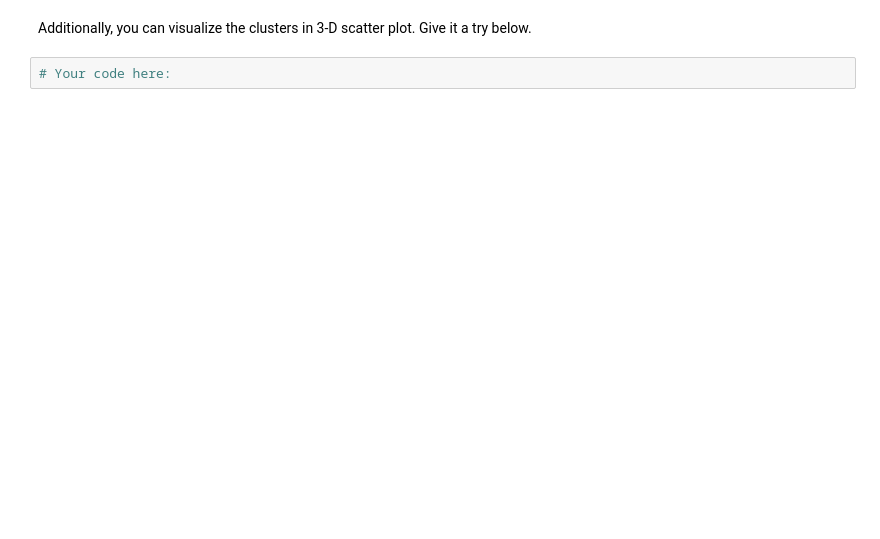
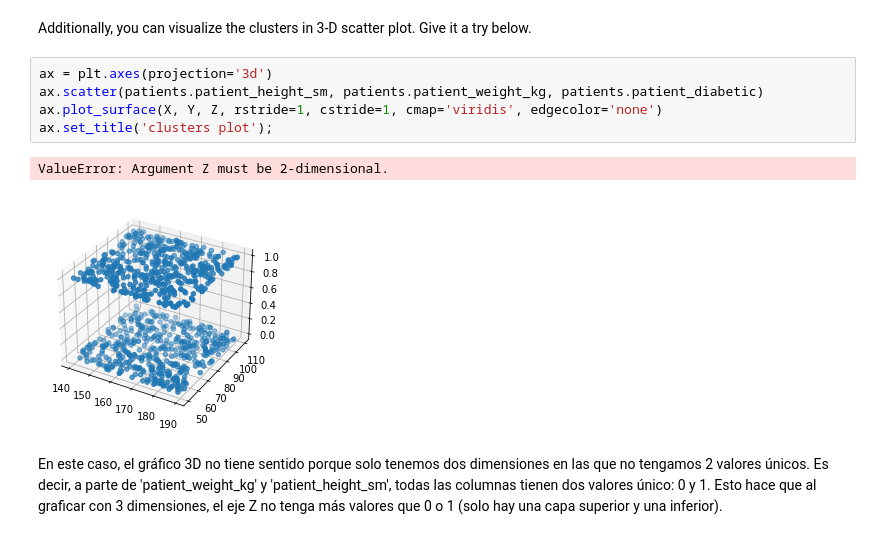
Before and after one commit to Ironhack-Data-Madrid-Enero-2022/lab-sklearn-and-unsupervised-learning, a Jupyter notebook: your-code/main.ipynb, the cells around one changed output. Drawn from its saved outputs; the diff is of its cells as text; blank space fills up the shorter version.

```diff
--- a/your-code/main.ipynb
+++ b/your-code/main.ipynb
@@ -206,4 +486,12 @@ If the scatter plot does not make any sense to you, it means the features you ch
 # %% [markdown]
 Additionally, you can visualize the clusters in 3-D scatter plot. Give it a try below.
-# %%
-# Your code here:
+# %%
+ax = plt.axes(projection='3d')
+ax.scatter(patients.patient_height_sm, patients.patient_weight_kg, patients.patient_diabetic)
+ax.plot_surface(X, Y, Z, rstride=1, cstride=1, cmap='viridis', edgecolor='none')
+ax.set_title('clusters plot');
+# %% [output]
+ValueError: Argument Z must be 2-dimensional.
+[figure, added]
+# %% [markdown]
+En este caso, el gráfico 3D no tiene sentido porque solo tenemos dos dimensiones en las que no tengamos 2 valores únicos. Es decir, a parte de 'patient_weight_kg' y 'patient_height_sm', todas las columnas tienen dos valores único: 0 y 1. Esto hace que al graficar con 3 dimensiones, el eje Z no tenga más valores que 0 o 1 (solo hay una capa superior y una inferior).
```
Also changed, not shown: parts of 78 cells of this notebook.
